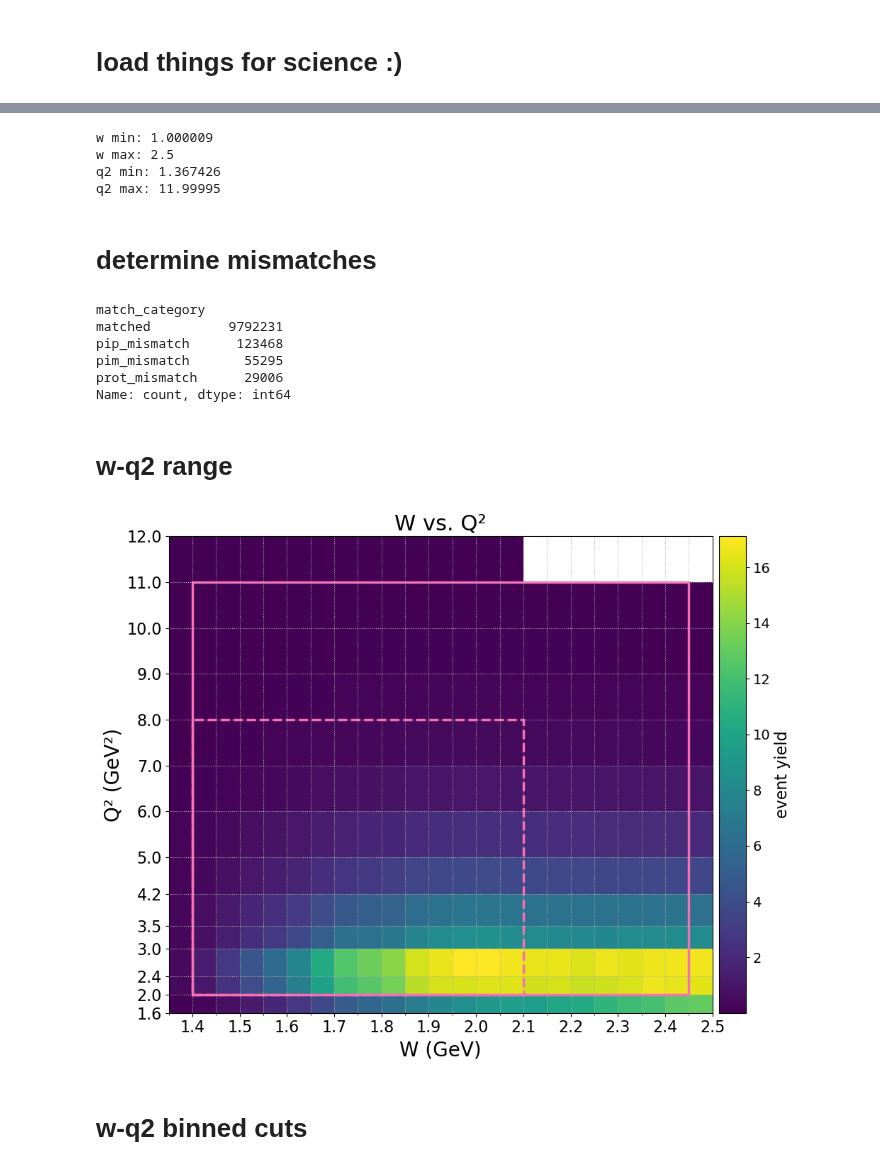
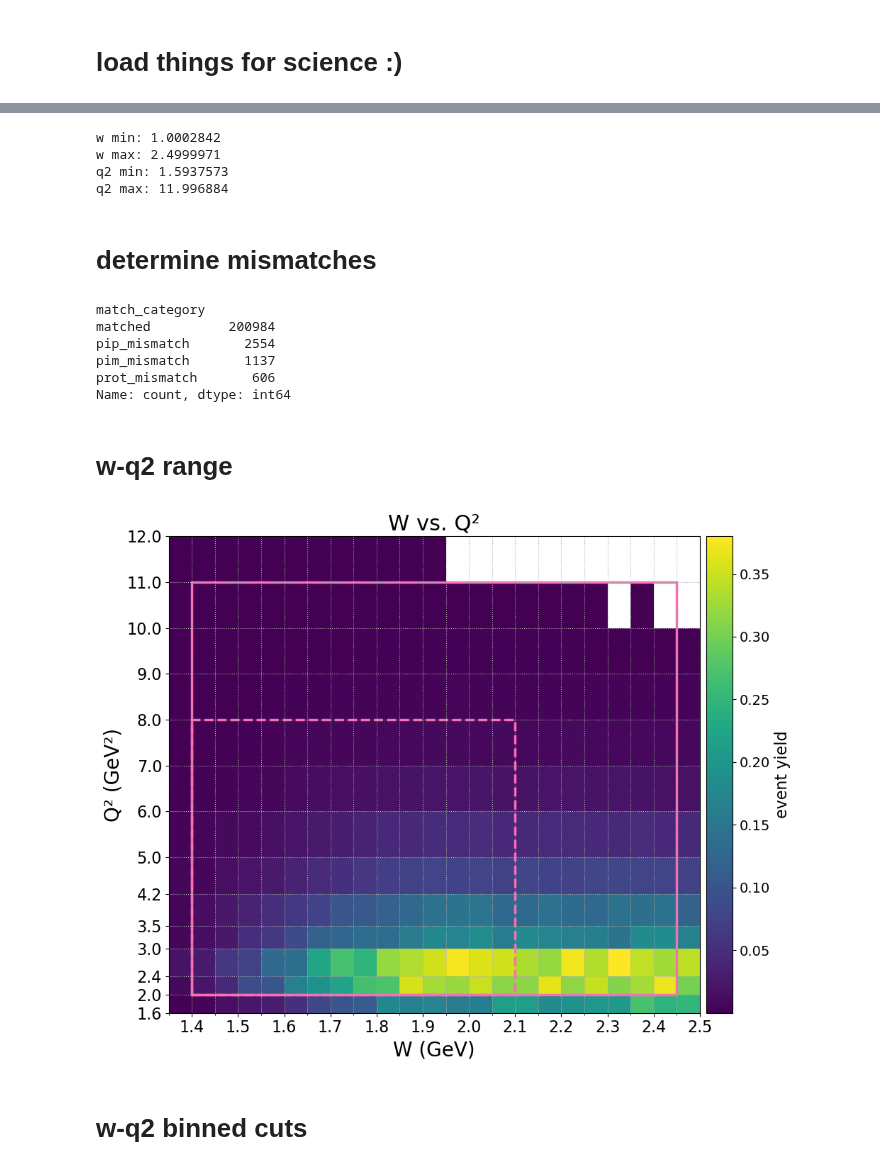
Before and after one commit to aosmond23/clas12, a Jupyter notebook: python/background_investigation_for_misID_v2.ipynb, the cells around one changed output, grey strips where cells are left out. Saved outputs shown, nothing was run; the diff lists cells and outputs as text; code cells hidden in the pictures.

Commit message:
single threaded working, added notebooks to run root

```diff
--- a/python/background_investigation_for_misID_v2.ipynb
+++ b/python/background_investigation_for_misID_v2.ipynb
@@ -229,19 +102,19 @@ exp_csv.tail()
 # %%
-w_min = csv_file["w"].min()
-w_max = csv_file["w"].max()
+w_min = sim_root["w"].min()
+w_max = sim_root["w"].max()
 
-q2_min = csv_file["q2"].min()
-q2_max = csv_file["q2"].max()
+q2_min = sim_root["q2"].min()
+q2_max = sim_root["q2"].max()
 
 print("w min:", w_min)
 print("w max:", w_max)
 print("q2 min:", q2_min)
 print("q2 max:", q2_max)
 # %% [output]
-w min: 1.000009
-w max: 2.5
-q2 min: 1.367426
-q2 max: 11.99995
+w min: 1.0002842
+w max: 2.4999971
+q2 min: 1.5937573
+q2 max: 11.996884
 # %%
 bins_value = 100
 step = 0.001
@@ -264,18 +137,18 @@ pid_cols = [
 ]
 
 for col in pid_cols:
-    csv_file[col] = pd.to_numeric(csv_file[col], errors="coerce").astype(int)
+    sim_root[col] = pd.to_numeric(sim_root[col], errors="coerce").astype(int)
 
 # Sequential mismatch logic
 conditions = [
-    csv_file["pid_prot_mc"] != csv_file["pid_prot_rec"],
+    sim_root["pid_prot_mc"] != sim_root["pid_prot_rec"],
 
-    (csv_file["pid_prot_mc"] == csv_file["pid_prot_rec"]) &
-    (csv_file["pid_pip_mc"] != csv_file["pid_pip_rec"]),
+    (sim_root["pid_prot_mc"] == sim_root["pid_prot_rec"]) &
+    (sim_root["pid_pip_mc"] != sim_root["pid_pip_rec"]),
 
-    (csv_file["pid_prot_mc"] == csv_file["pid_prot_rec"]) &
-    (csv_file["pid_pip_mc"] == csv_file["pid_pip_rec"]) &
-    (csv_file["pid_pim_mc"] != csv_file["pid_pim_rec"])
+    (sim_root["pid_prot_mc"] == sim_root["pid_prot_rec"]) &
+    (sim_root["pid_pip_mc"] == sim_root["pid_pip_rec"]) &
+    (sim_root["pid_pim_mc"] != sim_root["pid_pim_rec"])
 ]
 
 choices = [
@@ -284,20 +157,20 @@ choices = [
     "pim_mismatch"
 ]
 
-csv_file["match_category"] = np.select(
+sim_root["match_category"] = np.select(
     conditions,
     choices,
     default="matched"
 )
 
 # Counts
-print(csv_file["match_category"].value_counts())
+print(sim_root["match_category"].value_counts())
 # %% [output]
 match_category
-matched          9792231
-pip_mismatch      123468
-pim_mismatch       55295
-prot_mismatch      29006
+matched          200984
+pip_mismatch       2554
+pim_mismatch       1137
+prot_mismatch       606
 Name: count, dtype: int64
 # %% [markdown]
 # w-q2 range
@@ -308,10 +181,5 @@ q2_bins = [2.0,2.4,3.0,3.5,4.2,5.0,6.0,7.0,8.0,9.0,10.0,11.0,12.0] #,13.0] ## or
 # q2_bins = [2.0,2.4,3.0,3.5,4.2,5.0,6.0,7.0,8.0,9.0,10.0,11.0,12.0,13.0,14.0,15.0,16.0,17.0,18.0,19.0,20.0,21.0,22.0]
 # %%
-# Define which dataset to visualize
-# dataset = csv_file
-# dataset = threepion_csv\
-# dataset = df
-
 w_range = np.append(np.arange(1.35, 2.5, 0.05), 2.5)
 q2_range = [1.6,2.0,2.4,3.0,3.5,4.2,5.0,6.0,7.0,8.0,9.0,10.0,11.0,12.0] #,13.0,14.0,15.0,16.0,17.0,18.0,19.0,20.0,21.0,22.0]
 
@@ -329,10 +197,10 @@ bin_y = q2_range
 
 # for topo in topologies:
 fig, ax = plt.subplots(figsize=(10, 8))
-mask = csv_file["w"].notna() & csv_file["q2"].notna()
-w_vals = csv_file.loc[mask, "w"].to_numpy()
-q2_vals = csv_file.loc[mask, "q2"].to_numpy()
-weights = csv_file.loc[mask, "weight"].to_numpy()
+mask = sim_root["w"].notna() & sim_root["q2"].notna()
+w_vals = sim_root.loc[mask, "w"].to_numpy()
+q2_vals = sim_root.loc[mask, "q2"].to_numpy()
+weights = sim_root.loc[mask, "weight"].to_numpy()
 
 # 2D histogram — color represents event density
 h = ax.hist2d(w_vals, q2_vals, bins=[bin_x, bin_y], cmap='viridis', cmin=1e-12, weights=weights, density=False)
@@ -358,34 +226,34 @@ ax.set_yticks(bin_y)
 
 # Define analyzed range
 w_min_analyzed, w_max_analyzed = 1.4, 2.45
 q2_min_analyzed, q2_max_analyzed = 2.0, 11.0
 
 # Create a red rectangle
 rect = patches.Rectangle(
     (w_min_analyzed, q2_min_analyzed),  # bottom-left corner
     w_max_analyzed - w_min_analyzed,    # width
     q2_max_analyzed - q2_min_analyzed,  # height
     linewidth=2.5, edgecolor='hotpink', alpha=1.0, facecolor='none')
 
 # Define analyzed range
 w_min_analyzed_krishna, w_max_analyzed_krishna = 1.4, 2.10
 q2_min_analyzed_krishna, q2_max_analyzed_krishna = 2.0, 8.0
 
 # Create a red rectangle
 rect_krishna = patches.Rectangle(
     (w_min_analyzed_krishna, q2_min_analyzed_krishna),  # bottom-left corner
     w_max_analyzed_krishna - w_min_analyzed_krishna,    # width
     q2_max_analyzed_krishna - q2_min_analyzed_krishna,  # height
     linewidth=2.5, edgecolor='hotpink', alpha=1.0, linestyle='--', facecolor='none')
 
 # Add rectangle to the axes
 ax.add_patch(rect)
 ax.add_patch(rect_krishna)
 
 plt.tight_layout()
 plt.show()
 # %% [output]
-[figure, old version]
+[figure, new version]
 # %% [markdown]
 # w-q2 binned cuts
 # %%
```
Also changed, not shown: parts of 17 cells of this notebook, 3 other files.
